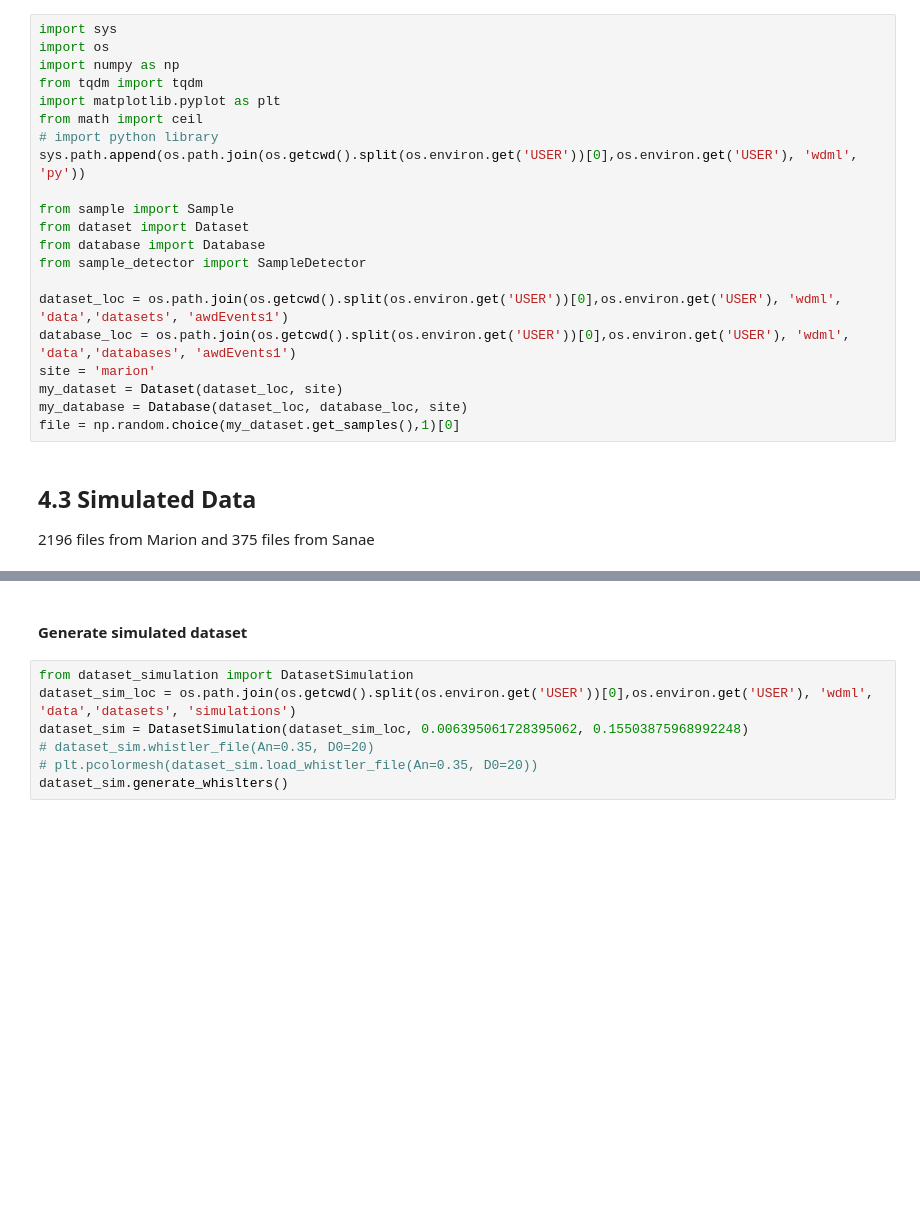
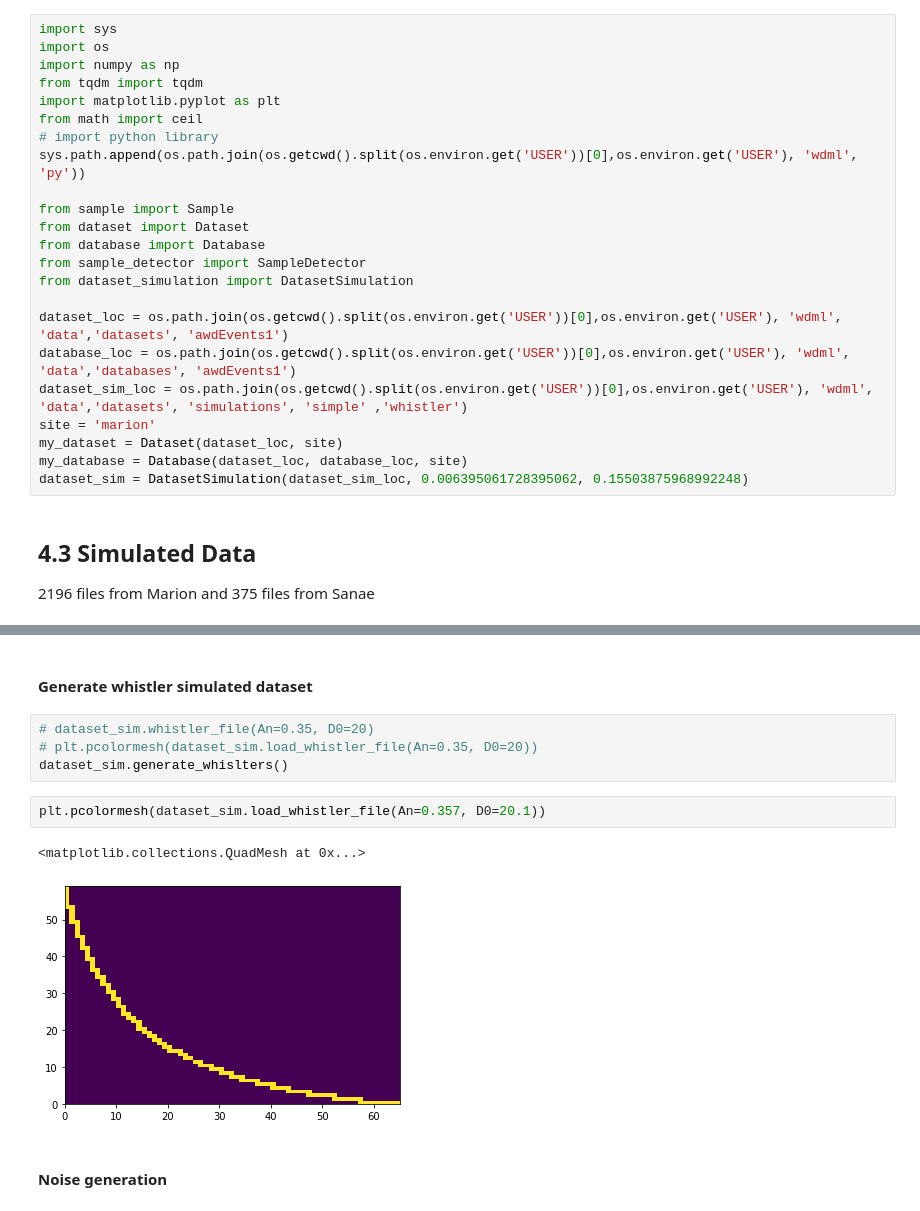
Before and after one commit to Kojey/MSc-whistler-waves-detector, a Jupyter notebook: ipy/report/chapter4_3.ipynb, the cells around one changed output, grey strips where cells are left out. Drawn from its saved outputs; the diff is of its cells as text; blank space fills up the shorter version.

```diff
--- a/ipy/report/chapter4_3.ipynb
+++ b/ipy/report/chapter4_3.ipynb
@@ -15,13 +15,15 @@ from sample import Sample
 from dataset import Dataset
 from database import Database
 from sample_detector import SampleDetector
+from dataset_simulation import DatasetSimulation
 
 dataset_loc = os.path.join(os.getcwd().split(os.environ.get('USER'))[0],os.environ.get('USER'), 'wdml', 'data','datasets', 'awdEvents1')
 database_loc = os.path.join(os.getcwd().split(os.environ.get('USER'))[0],os.environ.get('USER'), 'wdml', 'data','databases', 'awdEvents1')
+dataset_sim_loc = os.path.join(os.getcwd().split(os.environ.get('USER'))[0],os.environ.get('USER'), 'wdml', 'data','datasets', 'simulations', 'simple' ,'whistler')
 site = 'marion'
 my_dataset = Dataset(dataset_loc, site)
 my_database = Database(dataset_loc, database_loc, site)
-file = np.random.choice(my_dataset.get_samples(),1)[0]
+dataset_sim = DatasetSimulation(dataset_sim_loc, 0.006395061728395062, 0.15503875968992248)
 # %% [markdown]
 ## 4.3 Simulated Data
 2196 files from Marion and 375 files from Sanae
@@ -98,11 +67,15 @@ print(data.shape)
 [figure]
 (59, 65)
 # %% [markdown]
-#### Generate simulated dataset
+#### Generate whistler simulated dataset
 # %%
-from dataset_simulation import DatasetSimulation
-dataset_sim_loc = os.path.join(os.getcwd().split(os.environ.get('USER'))[0],os.environ.get('USER'), 'wdml', 'data','datasets', 'simulations')
-dataset_sim = DatasetSimulation(dataset_sim_loc, 0.006395061728395062, 0.15503875968992248)
 # dataset_sim.whistler_file(An=0.35, D0=20)
 # plt.pcolormesh(dataset_sim.load_whistler_file(An=0.35, D0=20))
 dataset_sim.generate_whislters()
+# %%
+plt.pcolormesh(dataset_sim.load_whistler_file(An=0.357, D0=20.1))
+# %% [output]
+<matplotlib.collections.QuadMesh at 0x...>
+[figure, added]
+# %% [markdown]
+#### Noise generation
```
Also changed, not shown: parts of 5 cells of this notebook, 1 other file.
